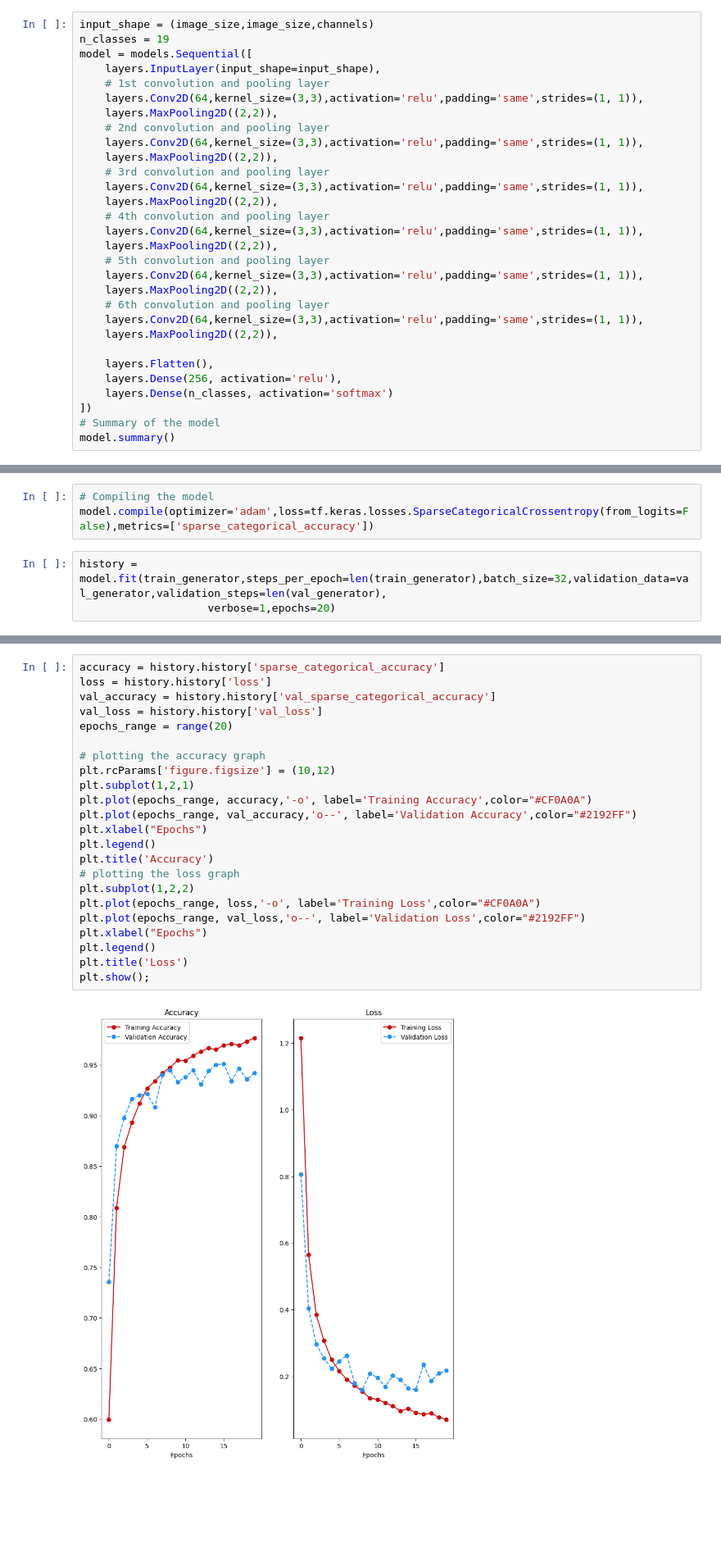
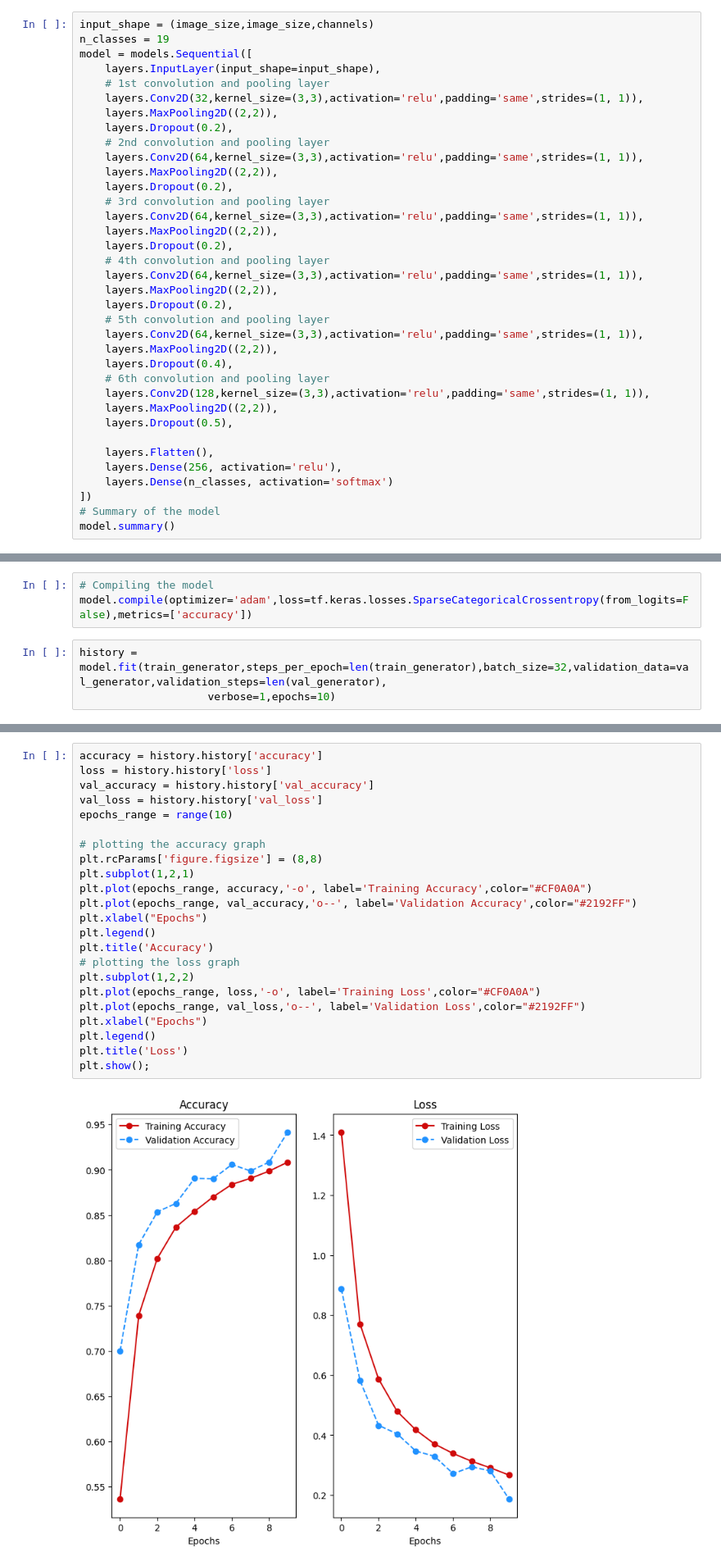
Before and after one commit to Vishwajeet111/Classification-of-Leaves-disease, a Jupyter notebook: Classification_of_Leaves_Disease_based_on_CNN.ipynb, the cells around one changed output, grey strips where cells are left out. Shown at 82% size. Saved outputs shown, nothing was run; the diff lists cells and outputs as text; blank space fills up the shorter version.

```diff
--- a/Classification_of_Leaves_Disease_based_on_CNN.ipynb
+++ b/Classification_of_Leaves_Disease_based_on_CNN.ipynb
@@ -67,23 +65,29 @@ n_classes = 19
 model = models.Sequential([
     layers.InputLayer(input_shape=input_shape),
     # 1st convolution and pooling layer
-    layers.Conv2D(64,kernel_size=(3,3),activation='relu',padding='same',strides=(1, 1)),
+    layers.Conv2D(32,kernel_size=(3,3),activation='relu',padding='same',strides=(1, 1)),
     layers.MaxPooling2D((2,2)),
+    layers.Dropout(0.2),
     # 2nd convolution and pooling layer
     layers.Conv2D(64,kernel_size=(3,3),activation='relu',padding='same',strides=(1, 1)),
     layers.MaxPooling2D((2,2)),
+    layers.Dropout(0.2),
     # 3rd convolution and pooling layer
     layers.Conv2D(64,kernel_size=(3,3),activation='relu',padding='same',strides=(1, 1)),
     layers.MaxPooling2D((2,2)),
+    layers.Dropout(0.2),
     # 4th convolution and pooling layer
     layers.Conv2D(64,kernel_size=(3,3),activation='relu',padding='same',strides=(1, 1)),
     layers.MaxPooling2D((2,2)),
+    layers.Dropout(0.2),
     # 5th convolution and pooling layer
     layers.Conv2D(64,kernel_size=(3,3),activation='relu',padding='same',strides=(1, 1)),
     layers.MaxPooling2D((2,2)),
+    layers.Dropout(0.4),
     # 6th convolution and pooling layer
-    layers.Conv2D(64,kernel_size=(3,3),activation='relu',padding='same',strides=(1, 1)),
+    layers.Conv2D(128,kernel_size=(3,3),activation='relu',padding='same',strides=(1, 1)),
     layers.MaxPooling2D((2,2)),
+    layers.Dropout(0.5),
 
     layers.Flatten(),
     layers.Dense(256, activation='relu'),
@@ -111,8 +115,8 @@ Non-trainable params: 0
 _________________________________________________________________
 # %%
 # Compiling the model
-model.compile(optimizer='adam',loss=tf.keras.losses.SparseCategoricalCrossentropy(from_logits=False),metrics=['sparse_categorical_accuracy'])
+model.compile(optimizer='adam',loss=tf.keras.losses.SparseCategoricalCrossentropy(from_logits=False),metrics=['accuracy'])
 # %%
 history = model.fit(train_generator,steps_per_epoch=len(train_generator),batch_size=32,validation_data=val_generator,validation_steps=len(val_generator),
-                    verbose=1,epochs=20)
+                    verbose=1,epochs=10)
 # %% [output]
@@ -143,30 +150,30 @@ The accuracy is 0.9518518447875977 and loss is 0.20465022325515747
 # %% [markdown]
 <h4>Loss Graph</h4>
 # %%
-accuracy = history.history['sparse_categorical_accuracy']
+accuracy = history.history['accuracy']
 loss = history.history['loss']
-val_accuracy = history.history['val_sparse_categorical_accuracy']
+val_accuracy = history.history['val_accuracy']
 val_loss = history.history['val_loss']
-epochs_range = range(20)
+epochs_range = range(10)
 
 # plotting the accuracy graph
-plt.rcParams['figure.figsize'] = (10,12)
+plt.rcParams['figure.figsize'] = (8,8)
 plt.subplot(1,2,1)
 plt.plot(epochs_range, accuracy,'-o', label='Training Accuracy',color="#CF0A0A")
 plt.plot(epochs_range, val_accuracy,'o--', label='Validation Accuracy',color="#2192FF")
 plt.xlabel("Epochs")
 plt.legend()
 plt.title('Accuracy')
 # plotting the loss graph
 plt.subplot(1,2,2)
 plt.plot(epochs_range, loss,'-o', label='Training Loss',color="#CF0A0A")
 plt.plot(epochs_range, val_loss,'o--', label='Validation Loss',color="#2192FF")
 plt.xlabel("Epochs")
 plt.legend()
 plt.title('Loss')
 plt.show();
 # %% [output]
-[figure, old version]
+[figure, new version]
 # %% [markdown]
 <h4>Confusion Matrix</h4>
 # %%
```
Also changed, not shown: parts of 11 cells of this notebook.
